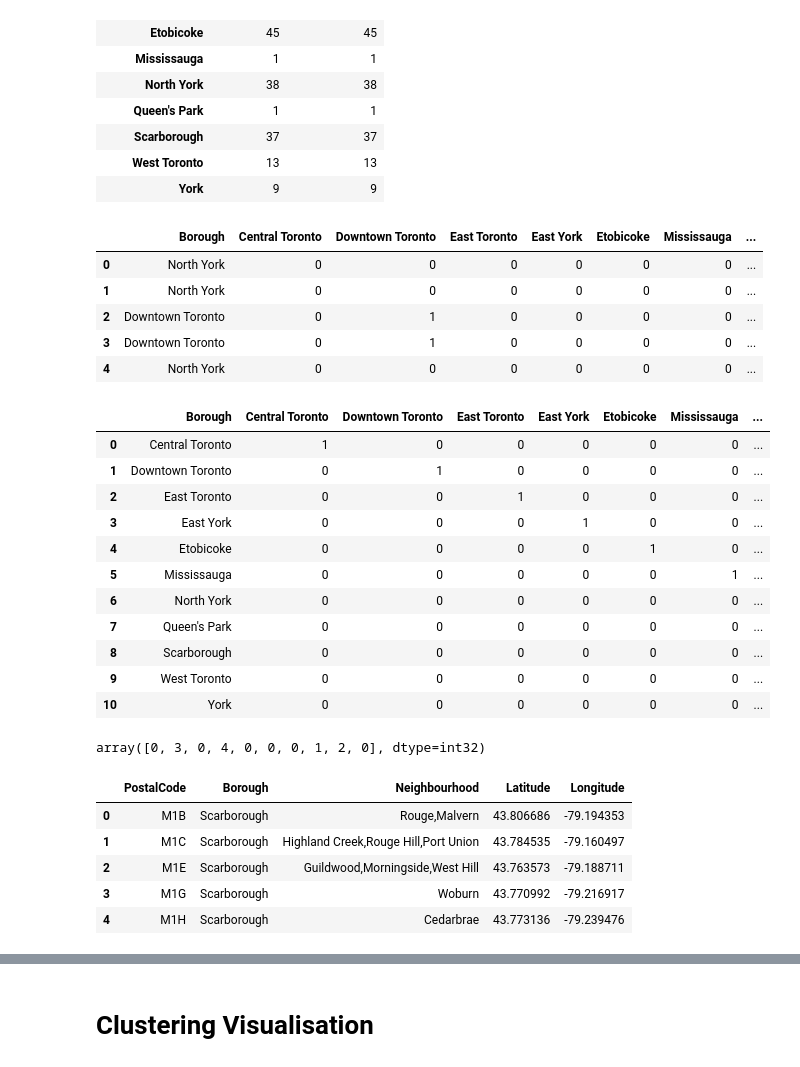
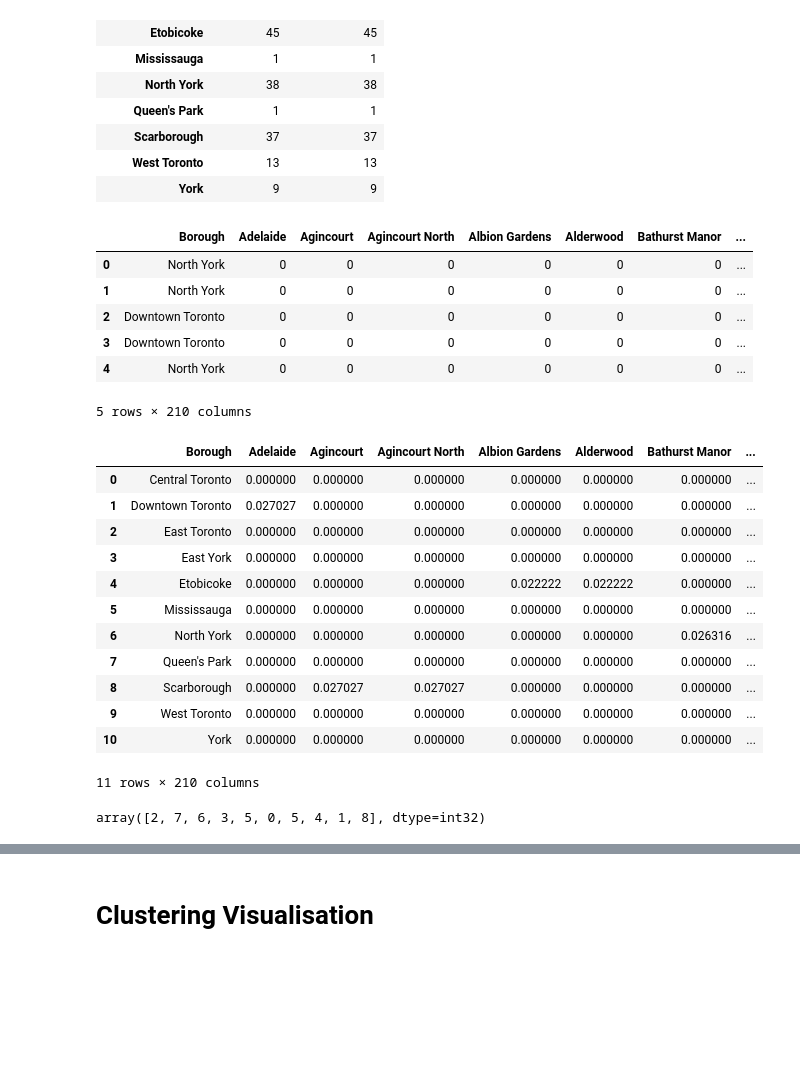
Before and after one commit to plink83/CourseraCapstone, a Jupyter notebook: Segmenting and Clustering Neighborhoods in Toronto.ipynb, the cells around one changed output, grey strips where cells are left out. Saved outputs shown, nothing was run; the diff lists cells and outputs as text; code cells hidden in the pictures; blank space fills up the shorter version.

```diff
--- a/Segmenting and Clustering Neighborhoods in Toronto.ipynb
+++ b/Segmenting and Clustering Neighborhoods in Toronto.ipynb
@@ -210,43 +214,42 @@ df.groupby('Borough').count()
 | York | 9 | 9 |
 # %%
 # one hot encoding
-toronto_onehot = pd.get_dummies(df[['Borough']], prefix="", prefix_sep="")
+toronto_onehot = pd.get_dummies(df[['Neighbourhood']], prefix="", prefix_sep="")
 
 # add Borough column back to dataframe
 toronto_onehot['Borough'] = df['Borough']
-
-# move neighborhood column to the first column
 fixed_columns = [toronto_onehot.columns[-1]] + list(toronto_onehot.columns[:-1])
 toronto_onehot = toronto_onehot[fixed_columns]
-
 toronto_onehot.head()
 # %% [output]
-|  | Borough | Central Toronto | Downtown Toronto | East Toronto | East York | Etobicoke | Mississauga | ... |
+|  | Borough | Adelaide | Agincourt | Agincourt North | Albion Gardens | Alderwood | Bathurst Manor | ... |
 | 0 | North York | 0 | 0 | 0 | 0 | 0 | 0 | ... |
 | 1 | North York | 0 | 0 | 0 | 0 | 0 | 0 | ... |
-| 2 | Downtown Toronto | 0 | 1 | 0 | 0 | 0 | 0 | ... |
-| 3 | Downtown Toronto | 0 | 1 | 0 | 0 | 0 | 0 | ... |
+| 2 | Downtown Toronto | 0 | 0 | 0 | 0 | 0 | 0 | ... |
+| 3 | Downtown Toronto | 0 | 0 | 0 | 0 | 0 | 0 | ... |
 | 4 | North York | 0 | 0 | 0 | 0 | 0 | 0 | ... |
+5 rows × 210 columns
 # %%
 toronto_grouped = toronto_onehot.groupby('Borough').mean().reset_index()
 toronto_grouped
 # %% [output]
-|  | Borough | Central Toronto | Downtown Toronto | East Toronto | East York | Etobicoke | Mississauga | ... |
-| 0 | Central Toronto | 1 | 0 | 0 | 0 | 0 | 0 | ... |
-| 1 | Downtown Toronto | 0 | 1 | 0 | 0 | 0 | 0 | ... |
-| 2 | East Toronto | 0 | 0 | 1 | 0 | 0 | 0 | ... |
-| 3 | East York | 0 | 0 | 0 | 1 | 0 | 0 | ... |
-| 4 | Etobicoke | 0 | 0 | 0 | 0 | 1 | 0 | ... |
-| 5 | Mississauga | 0 | 0 | 0 | 0 | 0 | 1 | ... |
-| 6 | North York | 0 | 0 | 0 | 0 | 0 | 0 | ... |
-| 7 | Queen's Park | 0 | 0 | 0 | 0 | 0 | 0 | ... |
-| 8 | Scarborough | 0 | 0 | 0 | 0 | 0 | 0 | ... |
-| 9 | West Toronto | 0 | 0 | 0 | 0 | 0 | 0 | ... |
-| 10 | York | 0 | 0 | 0 | 0 | 0 | 0 | ... |
+|  | Borough | Adelaide | Agincourt | Agincourt North | Albion Gardens | Alderwood | Bathurst Manor | ... |
+| 0 | Central Toronto | 0.000000 | 0.000000 | 0.000000 | 0.000000 | 0.000000 | 0.000000 | ... |
+| 1 | Downtown Toronto | 0.027027 | 0.000000 | 0.000000 | 0.000000 | 0.000000 | 0.000000 | ... |
+| 2 | East Toronto | 0.000000 | 0.000000 | 0.000000 | 0.000000 | 0.000000 | 0.000000 | ... |
+| 3 | East York | 0.000000 | 0.000000 | 0.000000 | 0.000000 | 0.000000 | 0.000000 | ... |
+| 4 | Etobicoke | 0.000000 | 0.000000 | 0.000000 | 0.022222 | 0.022222 | 0.000000 | ... |
+| 5 | Mississauga | 0.000000 | 0.000000 | 0.000000 | 0.000000 | 0.000000 | 0.000000 | ... |
+| 6 | North York | 0.000000 | 0.000000 | 0.000000 | 0.000000 | 0.000000 | 0.026316 | ... |
+| 7 | Queen's Park | 0.000000 | 0.000000 | 0.000000 | 0.000000 | 0.000000 | 0.000000 | ... |
+| 8 | Scarborough | 0.000000 | 0.027027 | 0.027027 | 0.000000 | 0.000000 | 0.000000 | ... |
+| 9 | West Toronto | 0.000000 | 0.000000 | 0.000000 | 0.000000 | 0.000000 | 0.000000 | ... |
+| 10 | York | 0.000000 | 0.000000 | 0.000000 | 0.000000 | 0.000000 | 0.000000 | ... |
+11 rows × 210 columns
 # %%
 from sklearn.cluster import KMeans
 # set number of clusters
-kclusters = 5
+kclusters = 10
 toronto_grouped_clustering = toronto_grouped.drop('Borough', 1)
 
 # run k-means clustering
@@ -255,15 +258,6 @@ kmeans = KMeans(n_clusters=kclusters, random_state=0).fit(toronto_grouped_cluste
 # check cluster labels generated for each row in the dataframe
 kmeans.labels_[0:10]
 # %% [output]
-array([0, 3, 0, 4, 0, 0, 0, 1, 2, 0], dtype=int32)
+array([2, 7, 6, 3, 5, 0, 5, 4, 1, 8], dtype=int32)
-# %%
-dfTotal.head()
-# %% [output]
-|  | PostalCode | Borough | Neighbourhood | Latitude | Longitude |
-| 0 | M1B | Scarborough | Rouge,Malvern | 43.806686 | -79.194353 |
-| 1 | M1C | Scarborough | Highland Creek,Rouge Hill,Port Union | 43.784535 | -79.160497 |
-| 2 | M1E | Scarborough | Guildwood,Morningside,West Hill | 43.763573 | -79.188711 |
-| 3 | M1G | Scarborough | Woburn | 43.770992 | -79.216917 |
-| 4 | M1H | Scarborough | Cedarbrae | 43.773136 | -79.239476 |
 # %%
 # add clustering labels
```
Also changed, not shown: parts of 7 cells of this notebook.
